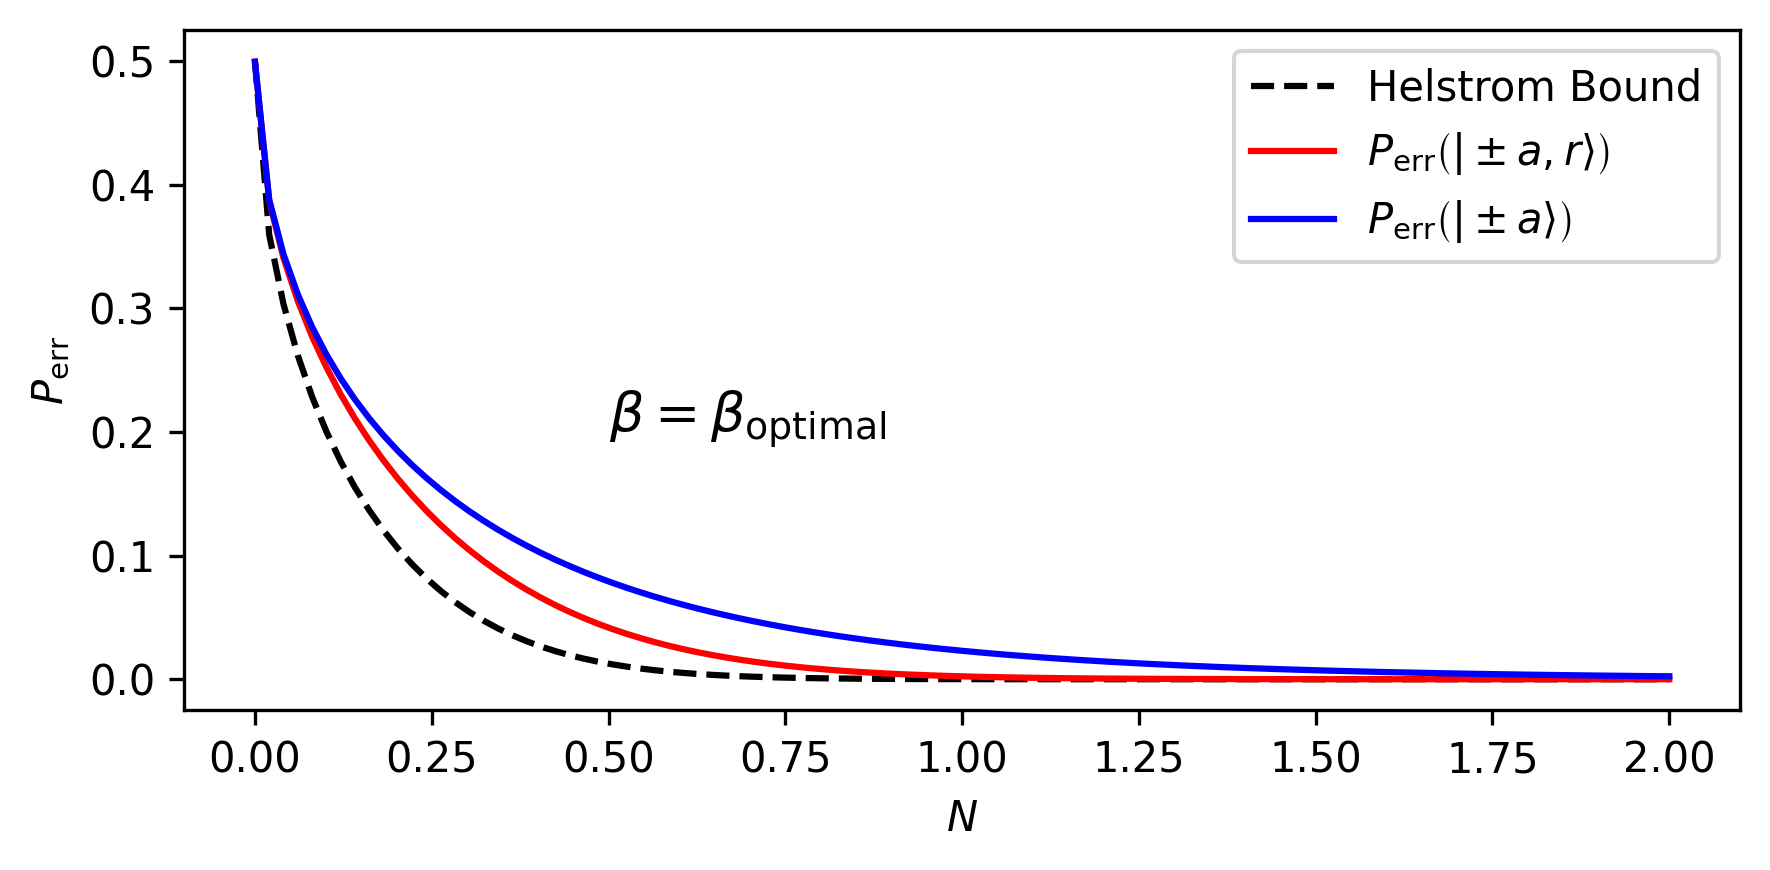
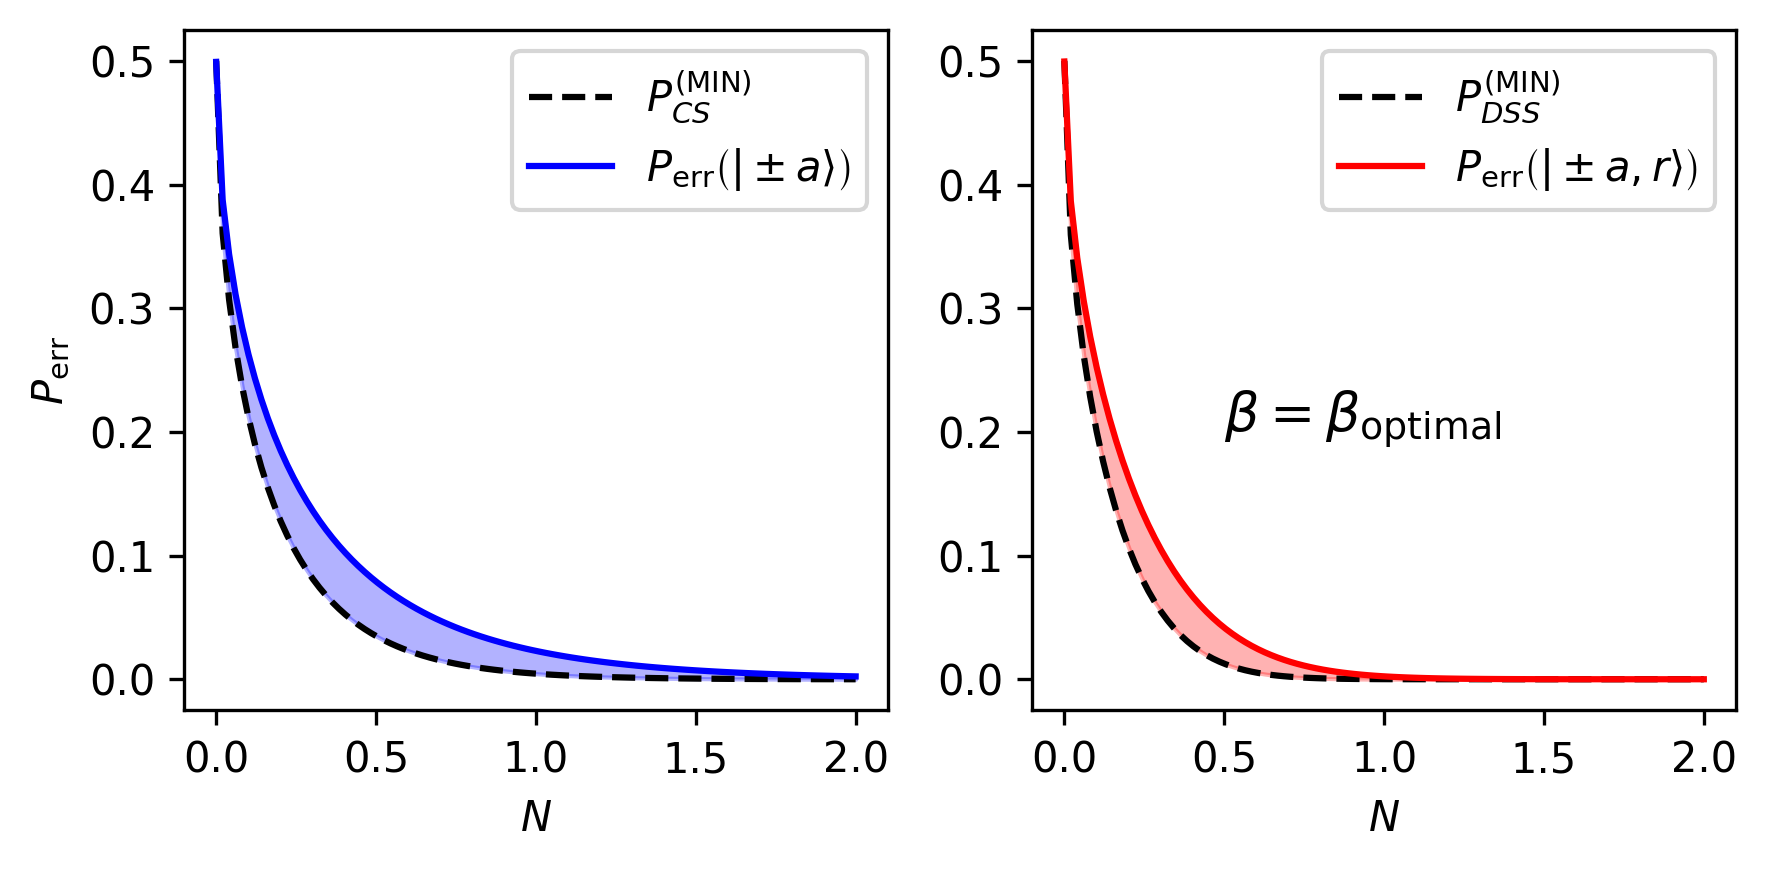
The change to this notebook cell's code, shown as a diff; its figure went from the first image to the second:
--- before
+++ after
@@ -1,13 +1,20 @@
-plt.figure(figsize=(6, 3), dpi=300)
-plt.ylabel(r'$P_{\text{err}}$')
-plt.xlabel(r'$N$')
+fig, ax = plt.subplots(1, 2, figsize=(6, 3), dpi=300)
 
-plt.plot(N_comparison, perr_helstrom, linestyle='--', color='k', label = 'Helstrom Bound')
+ax[0].set_ylabel(r'$P_{\text{err}}$')
 
-plt.plot(N_comparison, perr_dss_proper, label = r'$P_{\text{err}}\left(|\pm a, r \rangle \right)$', color='r')
-plt.plot(N_comparison, perr_cs_proper, label = r'$P_{\text{err}}\left(|\pm a \rangle \right)$', color='b')
+ax[0].plot(N_comparison, perr_helstrom_cs, linestyle='--', color='k', label = r'$P^{\text{(MIN)}}_{CS}$')
+ax[0].plot(N_comparison, perr_cs_proper, label = r'$P_{\text{err}}\left(|\pm a \rangle \right)$', color='b')
+ax[0].fill_between(N_comparison, perr_cs_proper, perr_helstrom_cs, color='b', alpha=0.3)
 
-plt.text(0.5, 0.2, s = r'$\beta = \beta_{\text{optimal}}$', fontsize=13)
+ax[1].plot(N_comparison, perr_helstrom_dss, linestyle='--', color='k', label = r'$P^{\text{(MIN)}}_{DSS}$')
+ax[1].plot(N_comparison, perr_dss_proper, label = r'$P_{\text{err}}\left(|\pm a, r \rangle \right)$', color='r')
+ax[1].fill_between(N_comparison, perr_dss_proper, perr_helstrom_dss, color='r', alpha=0.3)
+
+for axis in ax:
+    axis.legend()
+    axis.set_xlabel(r'$N$')
+
+ax[1].text(0.5, 0.2, s = r'$\beta = \beta_{\text{optimal}}$', fontsize=13)
 plt.tight_layout()
-plt.legend()
+
 plt.show()

Commit: produced plots that show the minimum error probability (helstrom bound) vs the homodyne error probability